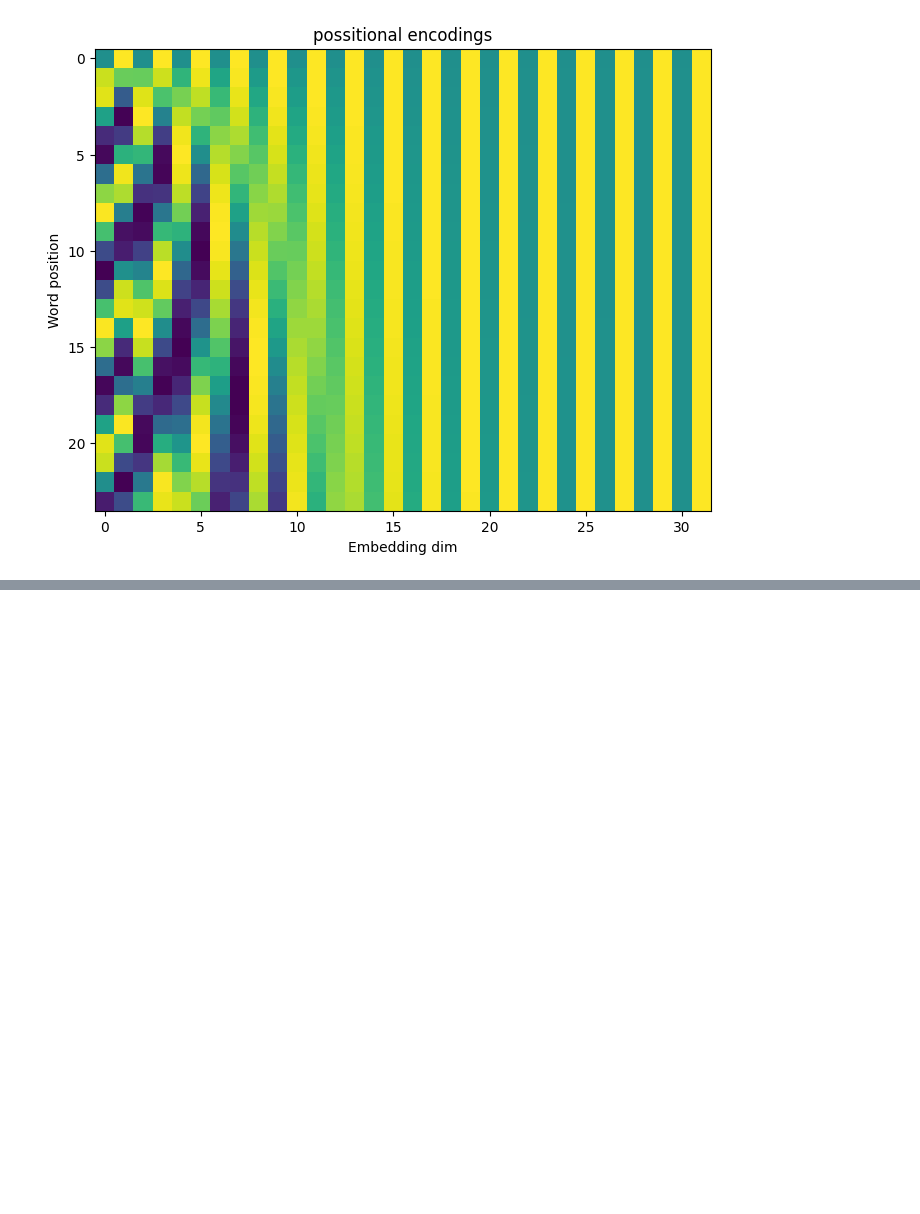
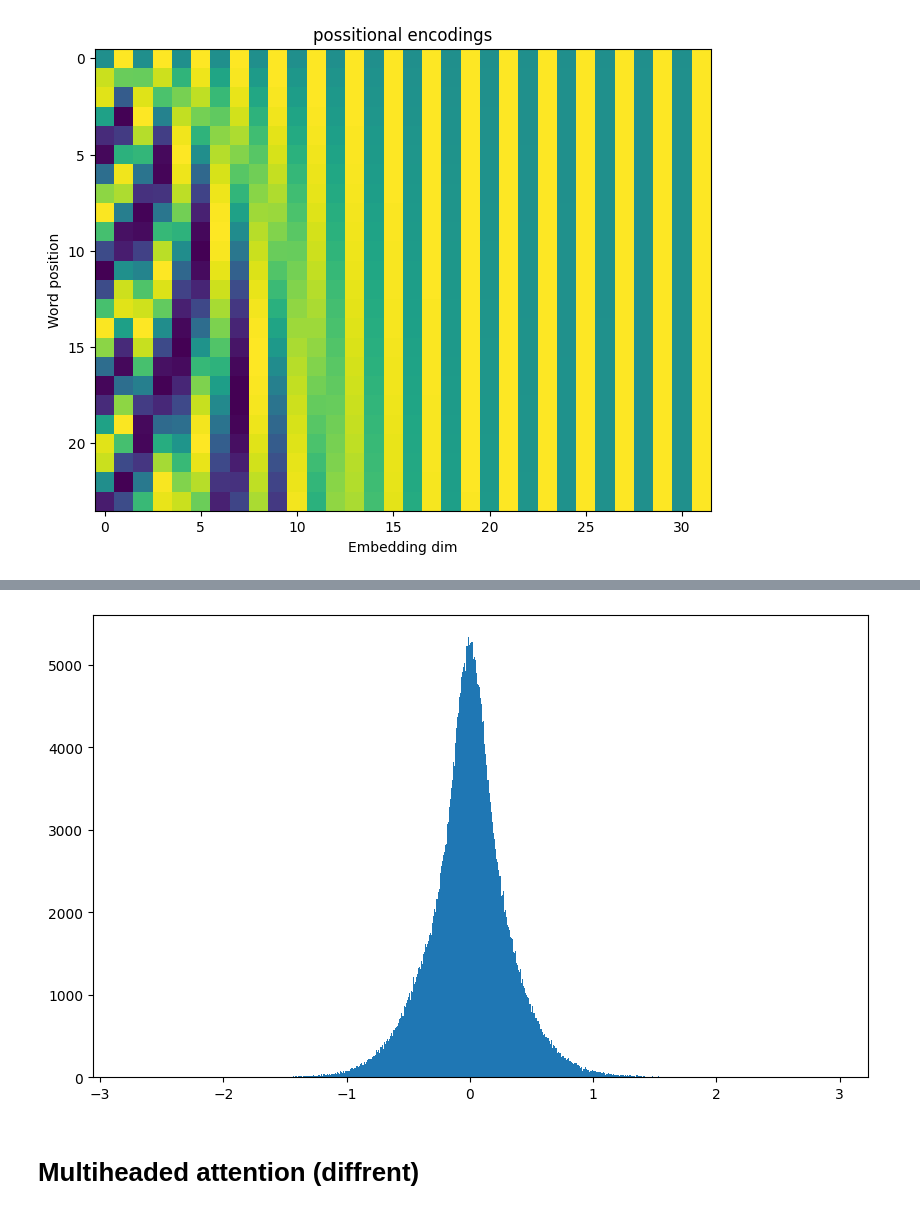
Before and after one commit to redrei/Transformers-cogito, a Jupyter notebook: notebooks/self_attention.ipynb, the cells around one changed output, grey strips where cells are left out. Drawn from its saved outputs; the diff is of its cells as text; code cells hidden in the pictures; blank space fills up the shorter version.

Commit message:
add/self_attention.ipynb: multihead attention

```diff
--- a/notebooks/self_attention.ipynb
+++ b/notebooks/self_attention.ipynb
@@ -495,0 +630,7 @@ array(36, dtype=int64)
+# %%
+plt.hist(model[-1].weight.detach().numpy().flatten(), bins=1000)
+plt.show()
+# %% [output]
+[figure, added]
+# %% [markdown]
+# Multiheaded attention (diffrent)
```
Also changed, not shown: parts of 13 cells of this notebook.
